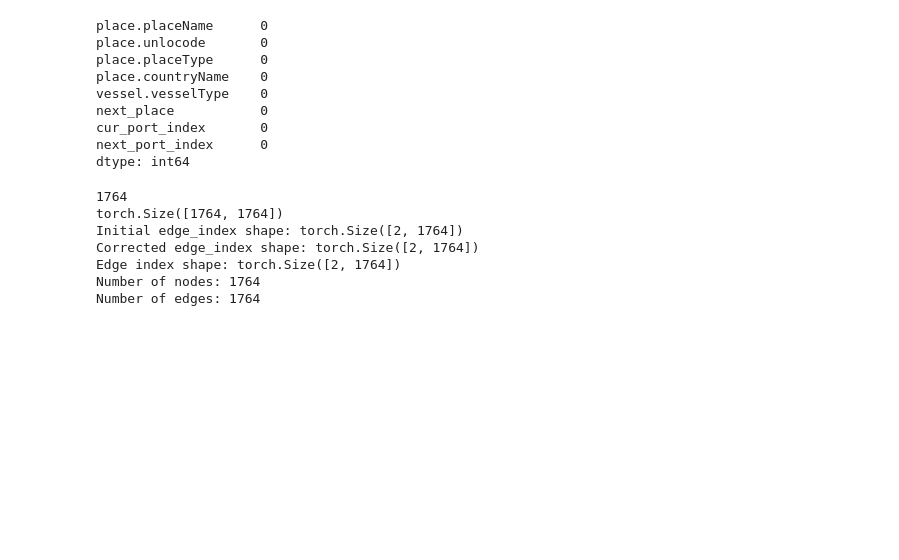
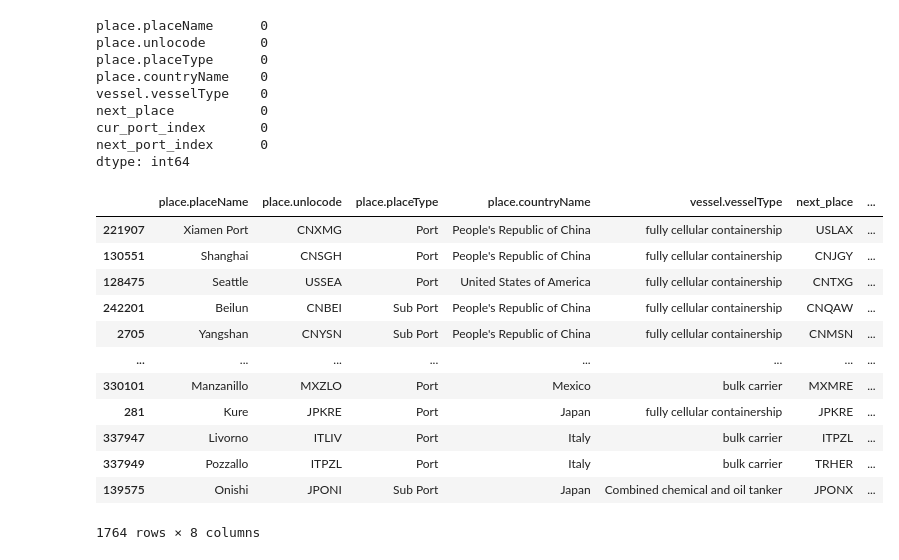
Before and after one commit to SySyAli/ais_port_prediction, a Jupyter notebook: notebooks/graph_neural_network.ipynb, the cells around one changed output. Saved outputs shown, nothing was run; the diff lists cells and outputs as text; code cells hidden in the pictures; blank space fills up the shorter version.

```diff
--- a/notebooks/graph_neural_network.ipynb
+++ b/notebooks/graph_neural_network.ipynb
@@ -101,45 +120,19 @@ pre_df['next_port_index'] = pre_df['next_port_index'].astype(int)
 # %%
 class_counts = pre_df['next_port_index'].value_counts()
 min_class_count = class_counts.min()
 df_balanced = pre_df.groupby('next_port_index').sample(n=min_class_count, random_state=1)
-display(df_balanced.head(100))
+display(df_balanced)
+# %% [output]
+|  | place.placeName | place.unlocode | place.placeType | place.countryName | vessel.vesselType | next_place | ... |
+| 221907 | Xiamen Port | CNXMG | Port | People's Republic of China | fully cellular containership | USLAX | ... |
+| 130551 | Shanghai | CNSGH | Port | People's Republic of China | fully cellular containership | CNJGY | ... |
+| 128475 | Seattle | USSEA | Port | United States of America | fully cellular containership | CNTXG | ... |
+| 242201 | Beilun | CNBEI | Sub Port | People's Republic of China | fully cellular containership | CNQAW | ... |
+| 2705 | Yangshan | CNYSN | Sub Port | People's Republic of China | fully cellular containership | CNMSN | ... |
+| ... | ... | ... | ... | ... | ... | ... | ... |
+| 330101 | Manzanillo | MXZLO | Port | Mexico | bulk carrier | MXMRE | ... |
+| 281 | Kure | JPKRE | Port | Japan | fully cellular containership | JPKRE | ... |
+| 337947 | Livorno | ITLIV | Port | Italy | bulk carrier | ITPZL | ... |
+| 337949 | Pozzallo | ITPZL | Port | Italy | bulk carrier | TRHER | ... |
+| 139575 | Onishi | JPONI | Sub Port | Japan | Combined chemical and oil tanker | JPONX | ... |
+1764 rows × 8 columns
-# %%
-import torch
-from torch_geometric.data import Data
-
-# Assuming node features are one-hot encoded for simplicity
-num_nodes = len(port_to_index)
-node_features = torch.eye(num_nodes)
-print(num_nodes)
-print(node_features.shape)
-
-# Ensure the edge_index is correctly formatted
-edge_index = torch.tensor([df_balanced['cur_port_index'].values, df_balanced['next_port_index'].values], dtype=torch.long)
-print("Initial edge_index shape:", edge_index.shape)  # This should print [2, num_edges]
-
-# Only transpose if necessary
-if edge_index.shape[0] != 2:
-    edge_index = edge_index.t().contiguous()
-print("Corrected edge_index shape:", edge_index.shape)  # Ensure this is [2, num_edges]
-
-labels = torch.tensor(df_balanced['next_port_index'].values, dtype=torch.long)
-
-# Create the graph data object again
-data = Data(x=node_features, edge_index=edge_index, y=labels)
-
-# Print to verify the correct structure
-print("Edge index shape:", data.edge_index.shape)  # Should print something like [2, 1764] if there are 1764 edges
-print("Number of nodes:", data.num_nodes)  # Should match the highest node index plus one
-print("Number of edges:", data.edge_index.size(1))  # Should correctly report the number of edges
-
-max_edge_index = data.edge_index.max().item()
-if max_edge_index >= data.num_nodes:
-    raise ValueError(f"Edge index {max_edge_index} out of bounds for {data.num_nodes} nodes.")
-# %% [output]
-1764
-torch.Size([1764, 1764])
-Initial edge_index shape: torch.Size([2, 1764])
-Corrected edge_index shape: torch.Size([2, 1764])
-Edge index shape: torch.Size([2, 1764])
-Number of nodes: 1764
-Number of edges: 1764
```
Also changed, not shown: parts of 8 cells of this notebook.
